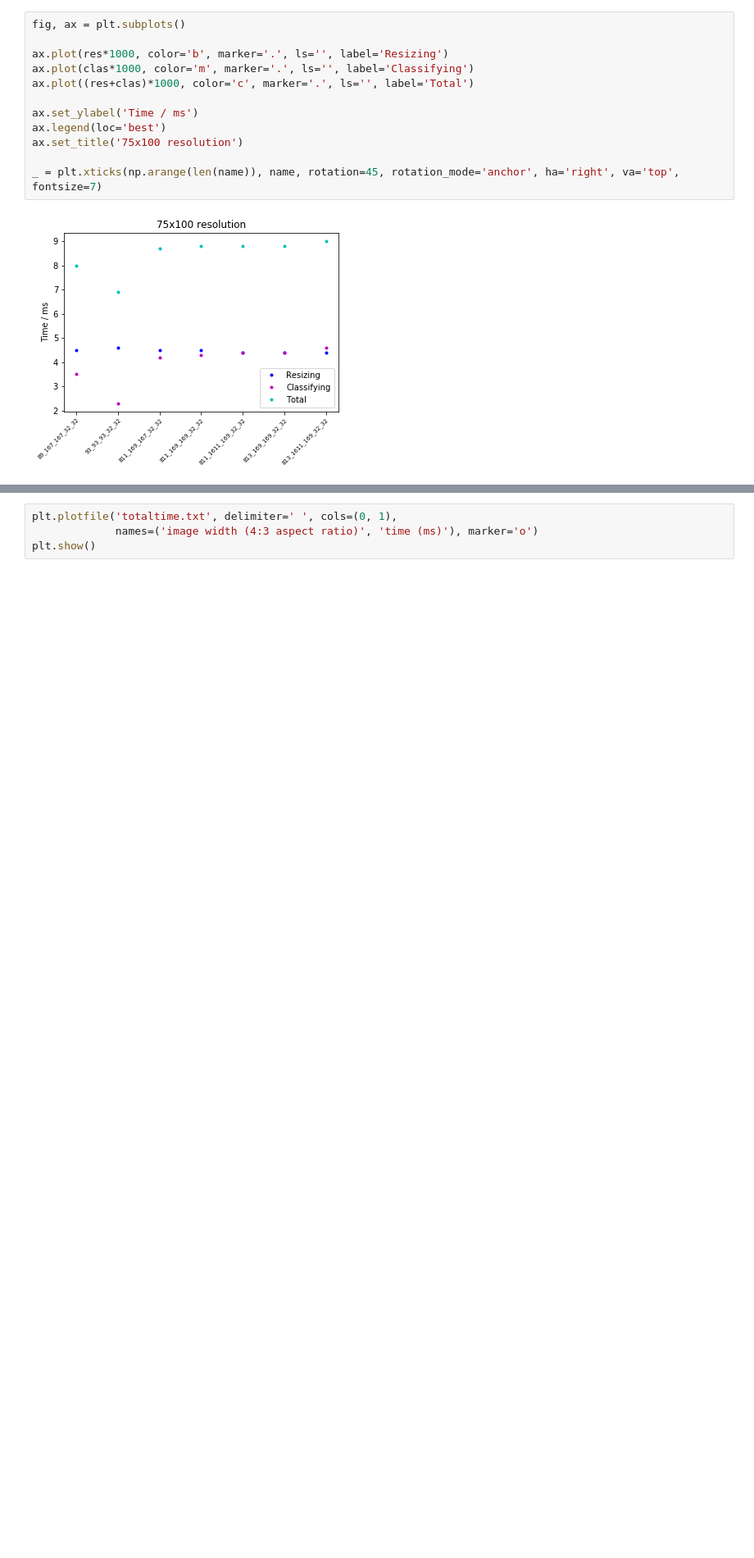
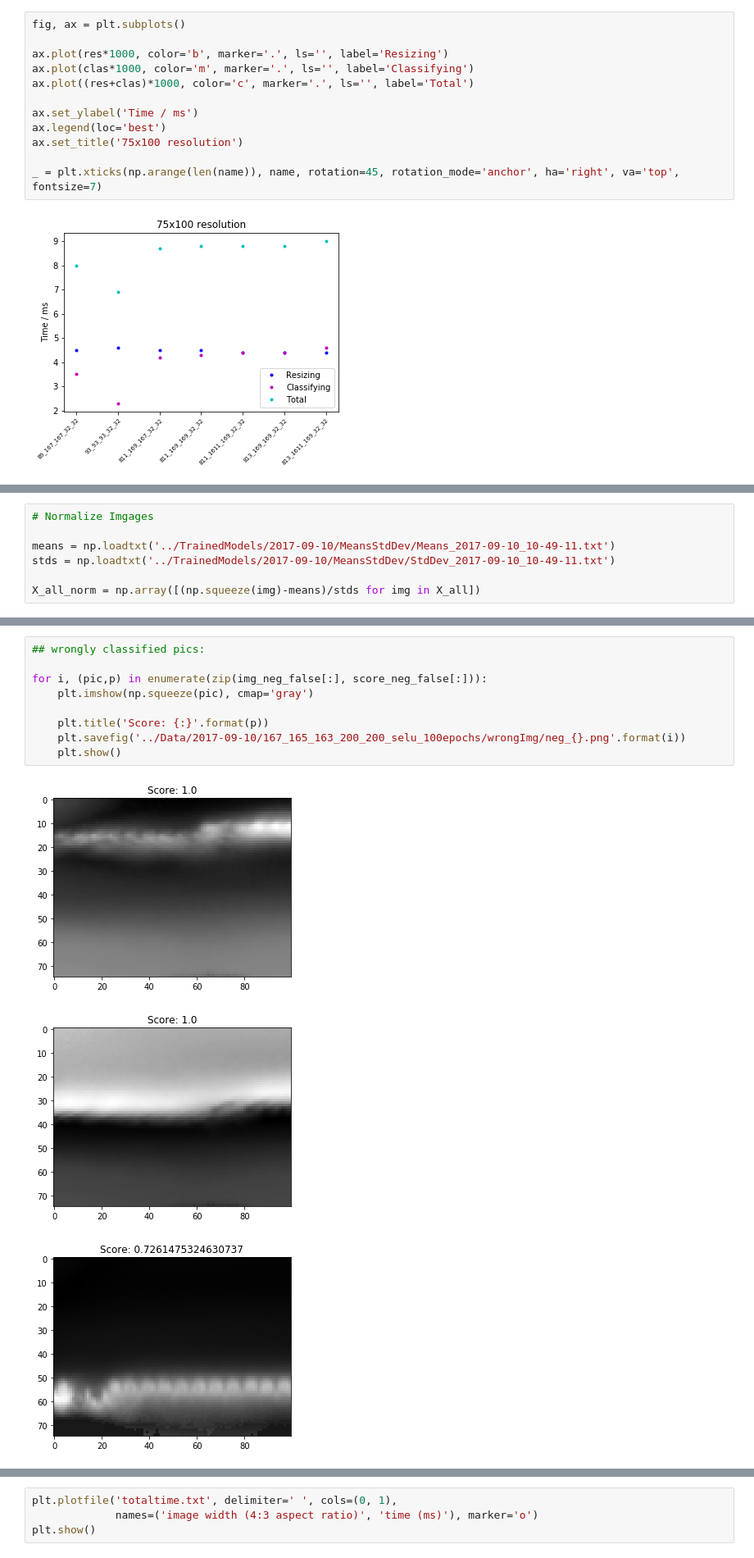
Before and after one commit to jamenne/WindingControl, a Jupyter notebook: plotmaker.ipynb, the cells around one changed output, grey strips where cells are left out. Shown: that part at 82% size. Drawn from its saved outputs; the diff is of its cells as text; blank space fills up the shorter version.

```diff
--- a/plotmaker.ipynb
+++ b/plotmaker.ipynb
@@ -124,0 +211,7 @@ _ = plt.xticks(np.arange(len(name)), name, rotation=45, rotation_mode='anchor',
+# %%
+# Normalize Imgages
+
+means = np.loadtxt('../TrainedModels/2017-09-10/MeansStdDev/Means_2017-09-10_10-49-11.txt')
+stds = np.loadtxt('../TrainedModels/2017-09-10/MeansStdDev/StdDev_2017-09-10_10-49-11.txt')
+
+X_all_norm = np.array([(np.squeeze(img)-means)/stds for img in X_all])
@@ -124,0 +287,13 @@ _ = plt.xticks(np.arange(len(name)), name, rotation=45, rotation_mode='anchor',
+# %%
+## wrongly classified pics:
+
+for i, (pic,p) in enumerate(zip(img_neg_false[:], score_neg_false[:])):
+    plt.imshow(np.squeeze(pic), cmap='gray')
+
+    plt.title('Score: {:}'.format(p))
+    plt.savefig('../Data/2017-09-10/167_165_163_200_200_selu_100epochs/wrongImg/neg_{}.png'.format(i))
+    plt.show()
+# %% [output]
+[figure, added]
+[figure, added]
+[figure, added]
```
Also changed, not shown: parts of 16 cells of this notebook.
